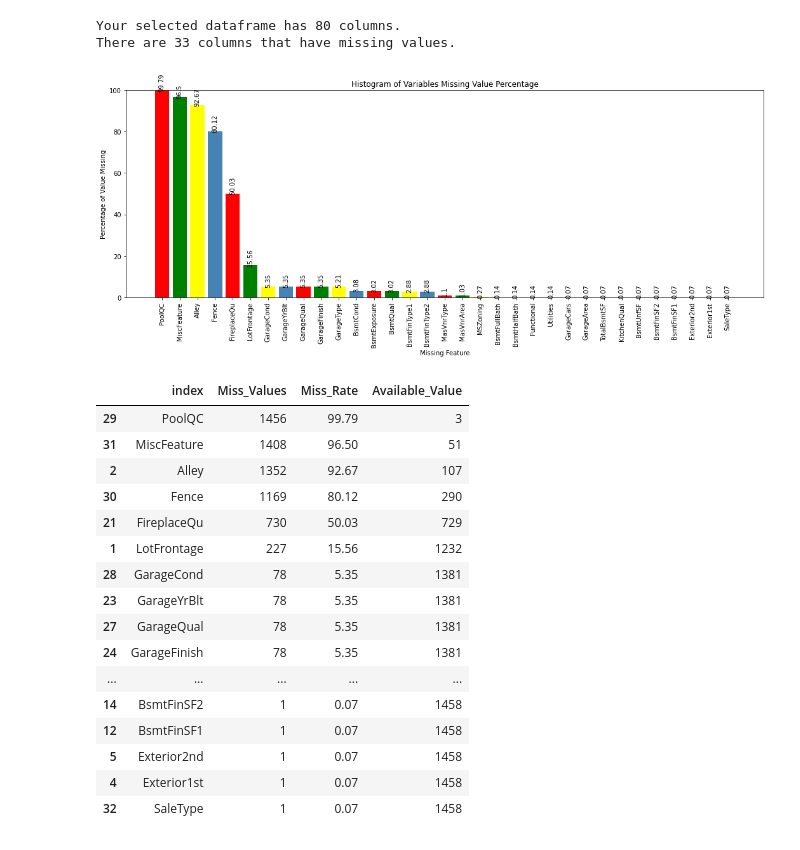
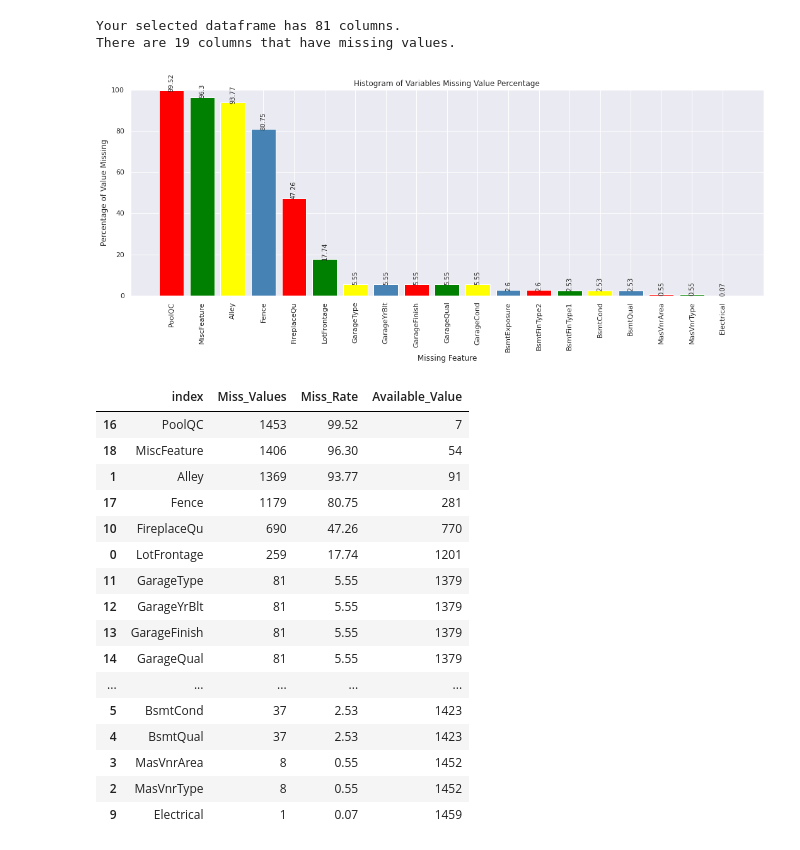
Before and after one commit to bdfd/Section6.Project02_House_Model_Exploration, a Jupyter notebook: House_Model_Prediction.ipynb, the cells around one changed output. Saved outputs shown, nothing was run; the diff lists cells and outputs as text; code cells hidden in the pictures.

```diff
--- a/House_Model_Prediction.ipynb
+++ b/House_Model_Prediction.ipynb
@@ -35,7 +44,7 @@
 import numpy as np
 import pandas as pd
 # %%
-path1 = 'https://github.com/bdfd/1.2_House_Model_Exploration/blob/main/Data/house_model.csv?raw=true'
+path1 = 'https://raw.githubusercontent.com/bdfd/1.2_House_Model_Exploration/main/Data/house_price.csv'
 # upload house price dataset into data frame
 df = pd.read_csv(path1)
 df.head(3)
@@ -62,26 +59,26 @@ from table_nan_val import table_nan_val as tnv
 # %%
-tnv.table_nan_val(df)
+tnv.Missing_Value_Analysis(df)
 # %% [output]
-Your selected dataframe has 80 columns.
-There are 33 columns that have missing values.
+Your selected dataframe has 81 columns.
+There are 19 columns that have missing values.
-[figure, old version]
+[figure, new version]
 |  | index | Miss_Values | Miss_Rate | Available_Value |
-| 29 | PoolQC | 1456 | 99.79 | 3 |
-| 31 | MiscFeature | 1408 | 96.50 | 51 |
-| 2 | Alley | 1352 | 92.67 | 107 |
-| 30 | Fence | 1169 | 80.12 | 290 |
-| 21 | FireplaceQu | 730 | 50.03 | 729 |
-| 1 | LotFrontage | 227 | 15.56 | 1232 |
-| 28 | GarageCond | 78 | 5.35 | 1381 |
-| 23 | GarageYrBlt | 78 | 5.35 | 1381 |
-| 27 | GarageQual | 78 | 5.35 | 1381 |
-| 24 | GarageFinish | 78 | 5.35 | 1381 |
+| 16 | PoolQC | 1453 | 99.52 | 7 |
+| 18 | MiscFeature | 1406 | 96.30 | 54 |
+| 1 | Alley | 1369 | 93.77 | 91 |
+| 17 | Fence | 1179 | 80.75 | 281 |
+| 10 | FireplaceQu | 690 | 47.26 | 770 |
+| 0 | LotFrontage | 259 | 17.74 | 1201 |
+| 11 | GarageType | 81 | 5.55 | 1379 |
+| 12 | GarageYrBlt | 81 | 5.55 | 1379 |
+| 13 | GarageFinish | 81 | 5.55 | 1379 |
+| 14 | GarageQual | 81 | 5.55 | 1379 |
 | ... | ... | ... | ... | ... |
-| 14 | BsmtFinSF2 | 1 | 0.07 | 1458 |
-| 12 | BsmtFinSF1 | 1 | 0.07 | 1458 |
-| 5 | Exterior2nd | 1 | 0.07 | 1458 |
-| 4 | Exterior1st | 1 | 0.07 | 1458 |
-| 32 | SaleType | 1 | 0.07 | 1458 |
+| 5 | BsmtCond | 37 | 2.53 | 1423 |
+| 4 | BsmtQual | 37 | 2.53 | 1423 |
+| 3 | MasVnrArea | 8 | 0.55 | 1452 |
+| 2 | MasVnrType | 8 | 0.55 | 1452 |
+| 9 | Electrical | 1 | 0.07 | 1459 |
 # %%
 df = df.dropna(axis='columns',thresh=800)
 # %%
```
Also changed, not shown: parts of 54 cells of this notebook.
